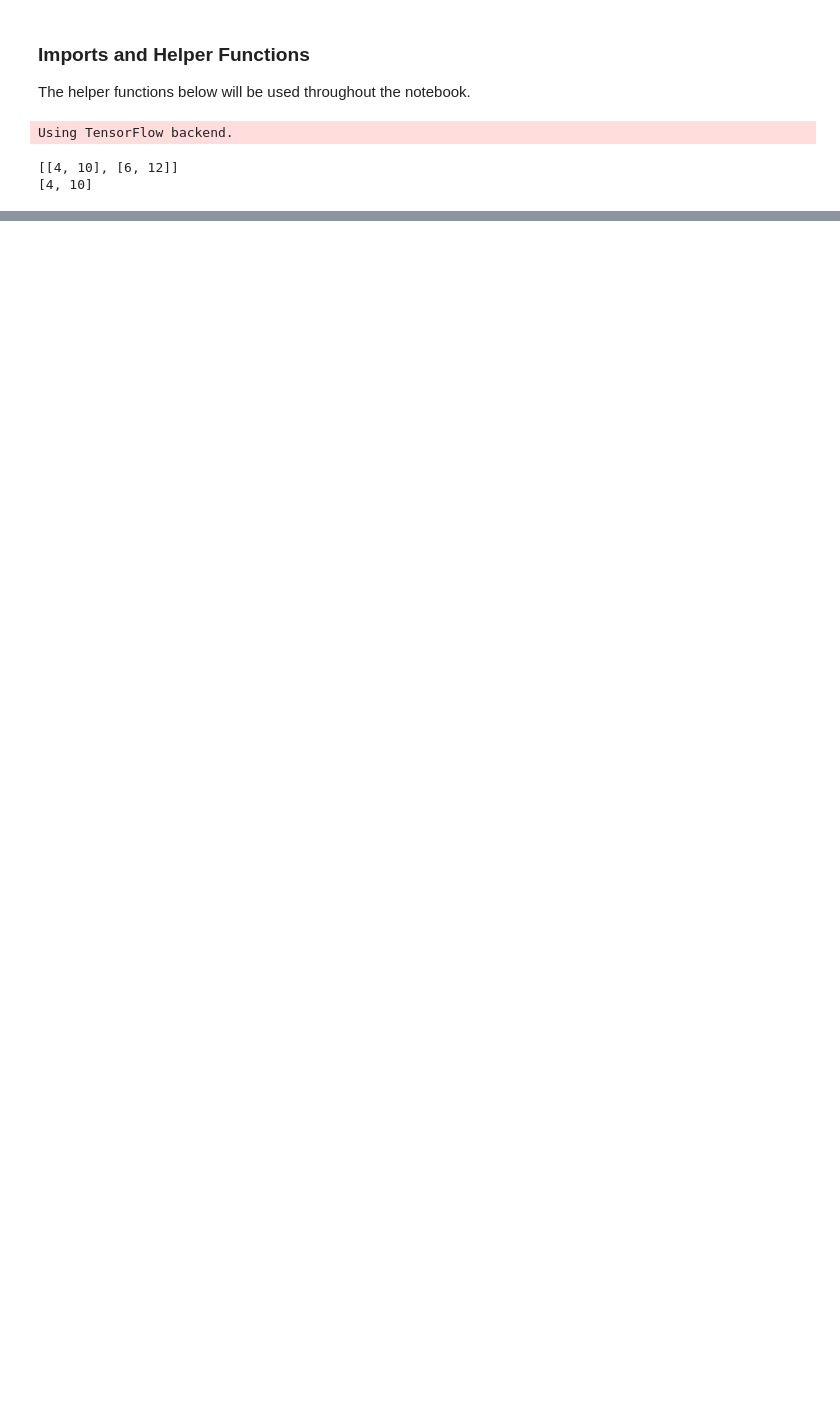
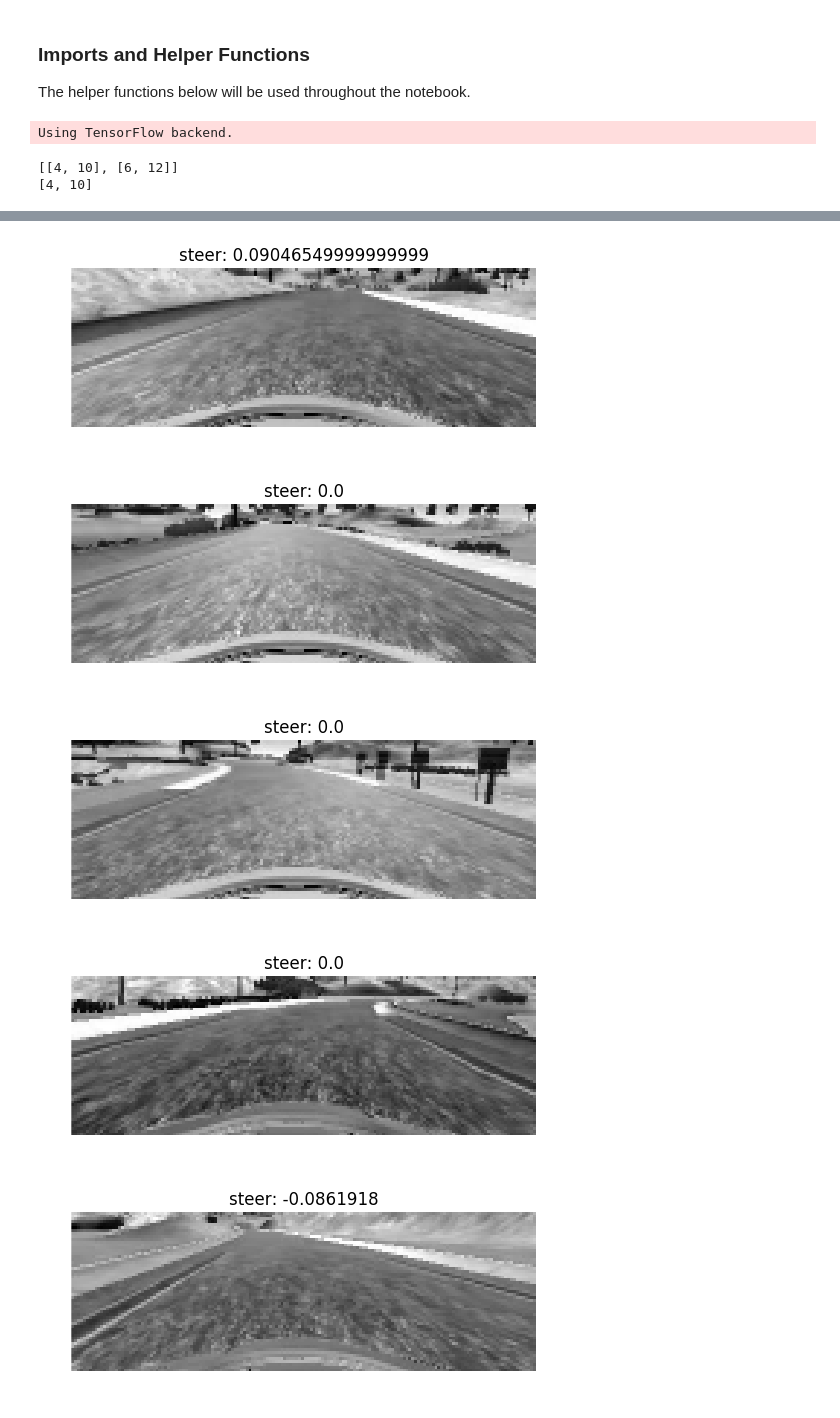
Before and after one commit to berickson/CarND-Behaviorial-Cloning, a Jupyter notebook: Behavorial-Cloning.ipynb, the cells around one changed output, grey strips where cells are left out. Drawn from its saved outputs; the diff is of its cells as text; code cells hidden in the pictures; blank space fills up the shorter version.

```diff
--- a/Behavorial-Cloning.ipynb
+++ b/Behavorial-Cloning.ipynb
@@ -100,10 +100,6 @@ def random_sample(*lists, n=None, ratio = None, return_remainder = False, random
 
     """
     list_length = len(lists[0])
-    if n is None:
-        n = list_length
-    if n > list_length:
-        n = list_length
 
     all_indexes = list(range(list_length))
     np.random.shuffle(all_indexes)
@@ -117,7 +113,8 @@ def random_sample(*lists, n=None, ratio = None, return_remainder = False, random
         rv.append(elements_at_indexes(l,indexes=i1))
         if return_remainder:
             rv.append(elements_at_indexes(l,indexes=i2))
-
+    if len(rv) == 1:
+        rv = rv[0]
     return rv
 # %%
 # examples of random_sample
@@ -258,3 +256,14 @@ X_train[0:1].shape
+# %%
+for _ in range(5):
+    plt.figure()
+    i = np.random.randint(len(X_train))
+    plot_image(X_train[i,:,:,0],title="steer: {}".format(y_train[i]))
+# %% [output]
+[figure, added]
+[figure, added]
+[figure, added]
+[figure, added]
+[figure, added]
 # %%
 y_train=np.array(y_train)
 y_val=np.array(y_val)
```
Also changed, not shown: parts of 18 cells of this notebook, 9 other files.
